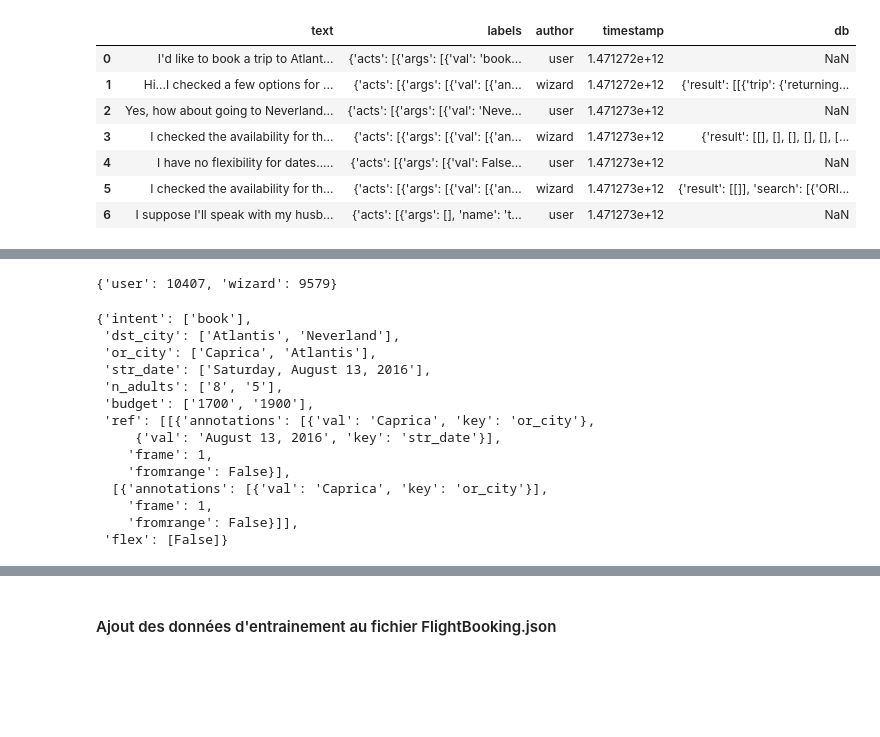
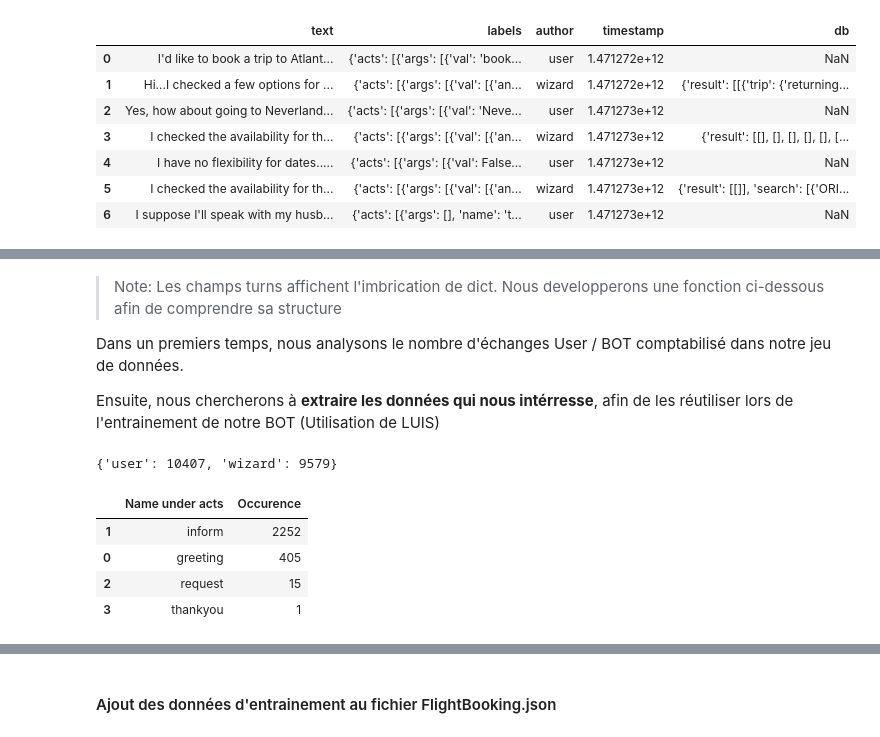
Before and after one commit to blanchonnicolas/IA_Chatbot_FlightBooking, a Jupyter notebook: EDA.ipynb, the cells around one changed output, grey strips where cells are left out. Drawn from its saved outputs; the diff is of its cells as text; code cells hidden in the pictures; blank space fills up the shorter version.

```diff
--- a/EDA.ipynb
+++ b/EDA.ipynb
@@ -130,3 +159,9 @@ turns_list[0][0]
+# %% [markdown]
+> Note: Les champs turns affichent l'imbrication de dict. Nous developperons une fonction ci-dessous afin de comprendre sa structure
+
+Dans un premiers temps, nous analysons le nombre d'échanges User / BOT comptabilisé dans notre jeu de données.
+
+Ensuite, nous chercherons à **extraire les données qui nous intérresse**, afin de les réutiliser lors de l'entrainement de notre BOT (Utilisation de LUIS)
 # %%
 #Study number of User/Wizard authoring text from dialogue
 dic_author = {}
@@ -140,43 +175,28 @@ for turns in turns_list:
 dic_author
 # %% [output]
 {'user': 10407, 'wizard': 9579}
-# %%
-# Extract values recognized by BOT and usefull for our application # In labels column: 'acts': [{'args': [{'val': 'book'
-def get_key_value(arg):
-    if "key" in arg and "val" in arg:
-        if arg['val'] != "-1" and arg['val'] != None:
-            key = arg["key"]
-            val = arg["val"]
-            return (key, val)
-    return None
-
-all_value = {}
-for conversation in turns_list[:1]: #Nous allons chercher dans les 2 premiers echanges
-    for message in conversation:
-        # On récupére uniquement les echanges du user
-        if message["author"] == "user":
-            acts = message["labels"]["acts"]
-            for act in acts:
-                if act["args"]:
-                    for arg in act["args"]:
-                        key, value = get_key_value(arg)
-                        if key in all_value:
-                            all_value[key].append(value)
-                        else:
-                            all_value[key] = [value]
-all_value
-# %% [output]
-{'intent': ['book'],
- 'dst_city': ['Atlantis', 'Neverland'],
- 'or_city': ['Caprica', 'Atlantis'],
- 'str_date': ['Saturday, August 13, 2016'],
- 'n_adults': ['8', '5'],
- 'budget': ['1700', '1900'],
- 'ref': [[{'annotations': [{'val': 'Caprica', 'key': 'or_city'},
-     {'val': 'August 13, 2016', 'key': 'str_date'}],
-    'frame': 1,
-    'fromrange': False}],
-  [{'annotations': [{'val': 'Caprica', 'key': 'or_city'}],
-    'frame': 1,
-    'fromrange': False}]],
- 'flex': [False]}
+# %%
+# Etract values recognized by BOT and usefull for our application # In labels column: 'acts': [{'name':
+interesting_name = []
+for entry_id in range(0,1369):
+    for dialog_step in [data['turns'][entry_id][:1]]: # We look into 2 first dialogs only
+        for dialog in dialog_step:
+            if dialog["author"] == "user": # We catch only user dialog
+                acts = dialog["labels"]["acts"] # We look into labels info from turns, and more precisely under "act" column (Exclusion of 'acts_without_refs')
+                for act in acts:
+                    name = act["name"]
+                    interesting_name.append(name)
+
+interesting_name_unique, interesting_name_count = np.unique(interesting_name, return_counts=True)
+# for i in range(len(interesting_name_unique)):
+#     print(f"Name : {interesting_name_unique[i]} occurence = {interesting_name_count[i]}")
+name_analysis = pd.DataFrame(columns=['Name under acts', 'Occurence'])
+name_analysis['Name under acts'] = interesting_name_unique
+name_analysis['Occurence'] = interesting_name_count
+name_analysis.sort_values(by=['Occurence'], ascending=False)
+# %% [output]
+|  | Name under acts | Occurence |
+| 1 | inform | 2252 |
+| 0 | greeting | 405 |
+| 2 | request | 15 |
+| 3 | thankyou | 1 |
```
Also changed, not shown: parts of 31 cells of this notebook, 4 other files.
